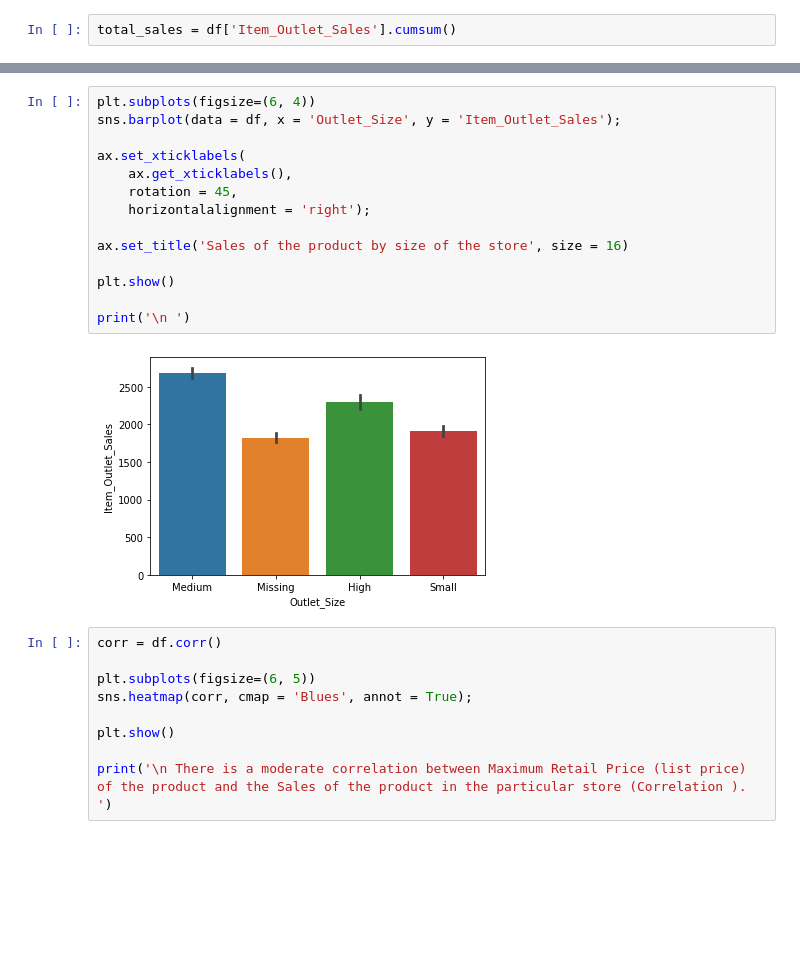
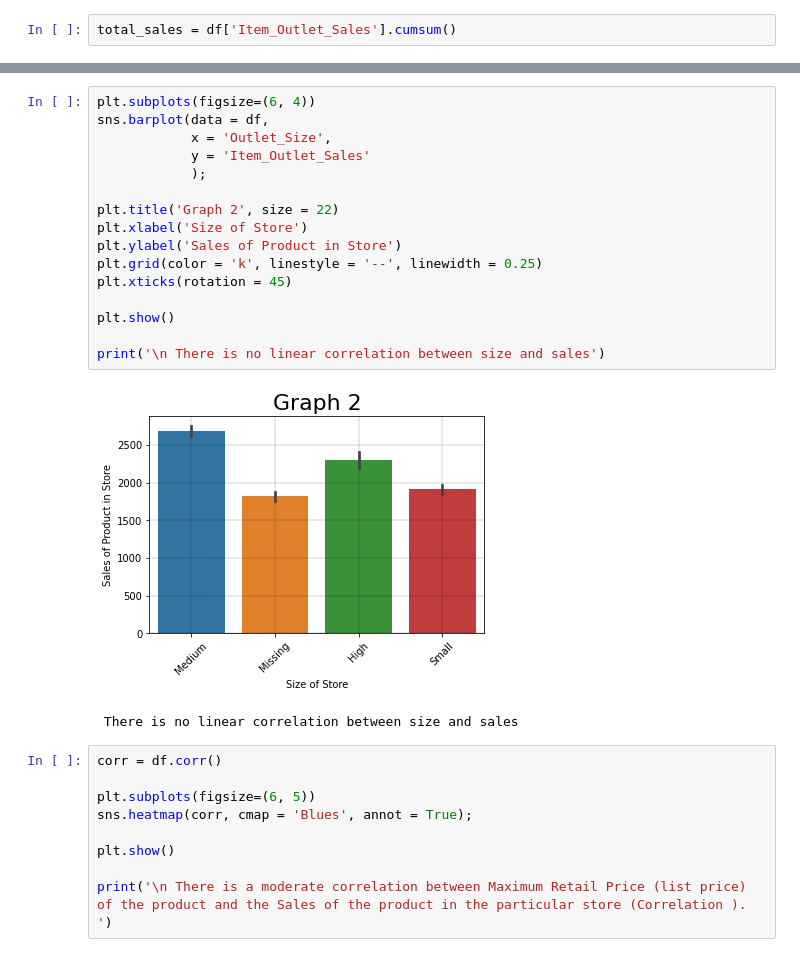
Before and after one commit to craiggossen/Projects, a Jupyter notebook: food_sales_predictions.ipynb, the cells around one changed output, grey strips where cells are left out. Cells and saved outputs as stored; diff of their text form; blank space fills up the shorter version.

```diff
--- a/food_sales_predictions.ipynb
+++ b/food_sales_predictions.ipynb
@@ -300,20 +300,23 @@ print('\n Outlets that sell Fruits and Vegetables, Frozen Foods, and Snack Foods
  Outlets that sell Fruits and Vegetables, Frozen Foods, and Snack Foods have relatively lower item sales.
-# %%
-plt.subplots(figsize=(6, 4))
-sns.barplot(data = df, x = 'Outlet_Size', y = 'Item_Outlet_Sales');
-
-ax.set_xticklabels(
-    ax.get_xticklabels(),
-    rotation = 45,
-    horizontalalignment = 'right');
-
-ax.set_title('Sales of the product by size of the store', size = 16)
-
-plt.show()
-
-print('\n ')
-# %% [output]
-[figure, removed]
+# %%
+plt.subplots(figsize=(6, 4))
+sns.barplot(data = df,
+            x = 'Outlet_Size',
+            y = 'Item_Outlet_Sales'
+            );
+
+plt.title('Graph 2', size = 22)
+plt.xlabel('Size of Store')
+plt.ylabel('Sales of Product in Store')
+plt.grid(color = 'k', linestyle = '--', linewidth = 0.25)
+plt.xticks(rotation = 45)
+
+plt.show()
+
+print('\n There is no linear correlation between size and sales')
+# %% [output]
+[figure, added]
+ There is no linear correlation between size and sales
 # %%
 corr = df.corr()
 
```
Also changed, not shown: parts of 1 cell of this notebook.
